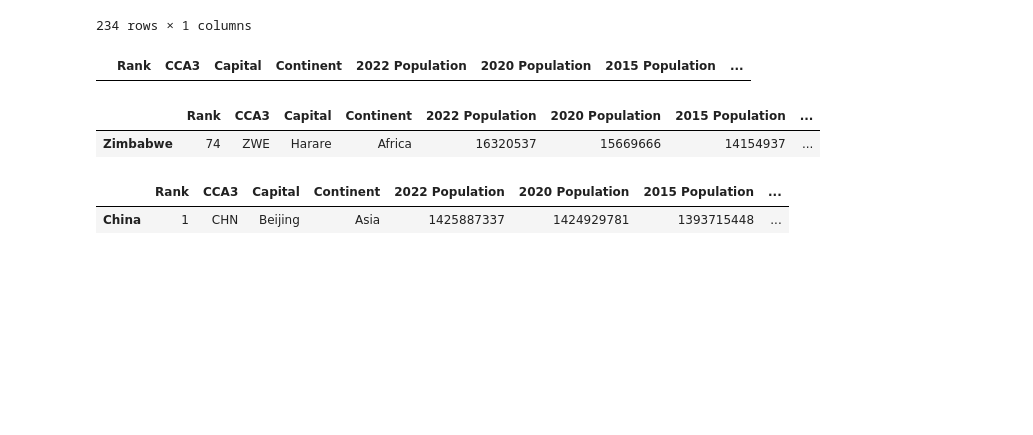
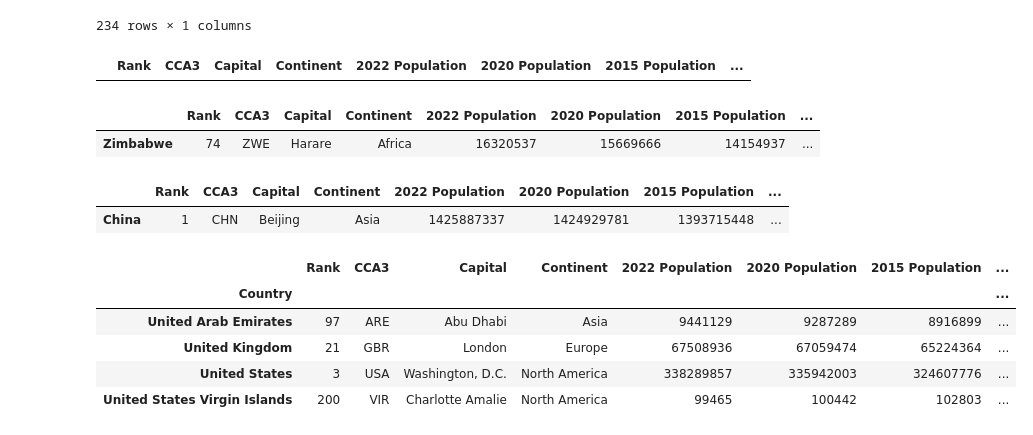
Before and after one commit to xyizko/xo-mathz, a Jupyter notebook: nb/yt-pandas-2.ipynb, the cells around one changed output. Saved outputs shown, nothing was run; the diff lists cells and outputs as text; code cells hidden in the pictures; blank space fills up the shorter version.

```diff
--- a/nb/yt-pandas-2.ipynb
+++ b/nb/yt-pandas-2.ipynb
@@ -620,3 +620,13 @@ po21.filter(items = ['China'], axis = 0)
 # %% [output]
 |  | Rank | CCA3 | Capital | Continent | 2022 Population | 2020 Population | 2015 Population | ... |
 | China | 1 | CHN | Beijing | Asia | 1425887337 | 1424929781 | 1393715448 | ... |
+# %%
+# using like - Syntax simpler thatn str.contains
+po21.filter(like = 'United', axis = 0)
+# %% [output]
+|  | Rank | CCA3 | Capital | Continent | 2022 Population | 2020 Population | 2015 Population | ... |
+| Country |  |  |  |  |  |  |  | ... |
+| United Arab Emirates | 97 | ARE | Abu Dhabi | Asia | 9441129 | 9287289 | 8916899 | ... |
+| United Kingdom | 21 | GBR | London | Europe | 67508936 | 67059474 | 65224364 | ... |
+| United States | 3 | USA | Washington, D.C. | North America | 338289857 | 335942003 | 324607776 | ... |
+| United States Virgin Islands | 200 | VIR | Charlotte Amalie | North America | 99465 | 100442 | 102803 | ... |
```
Also changed, not shown: parts of 2 cells of this notebook.
